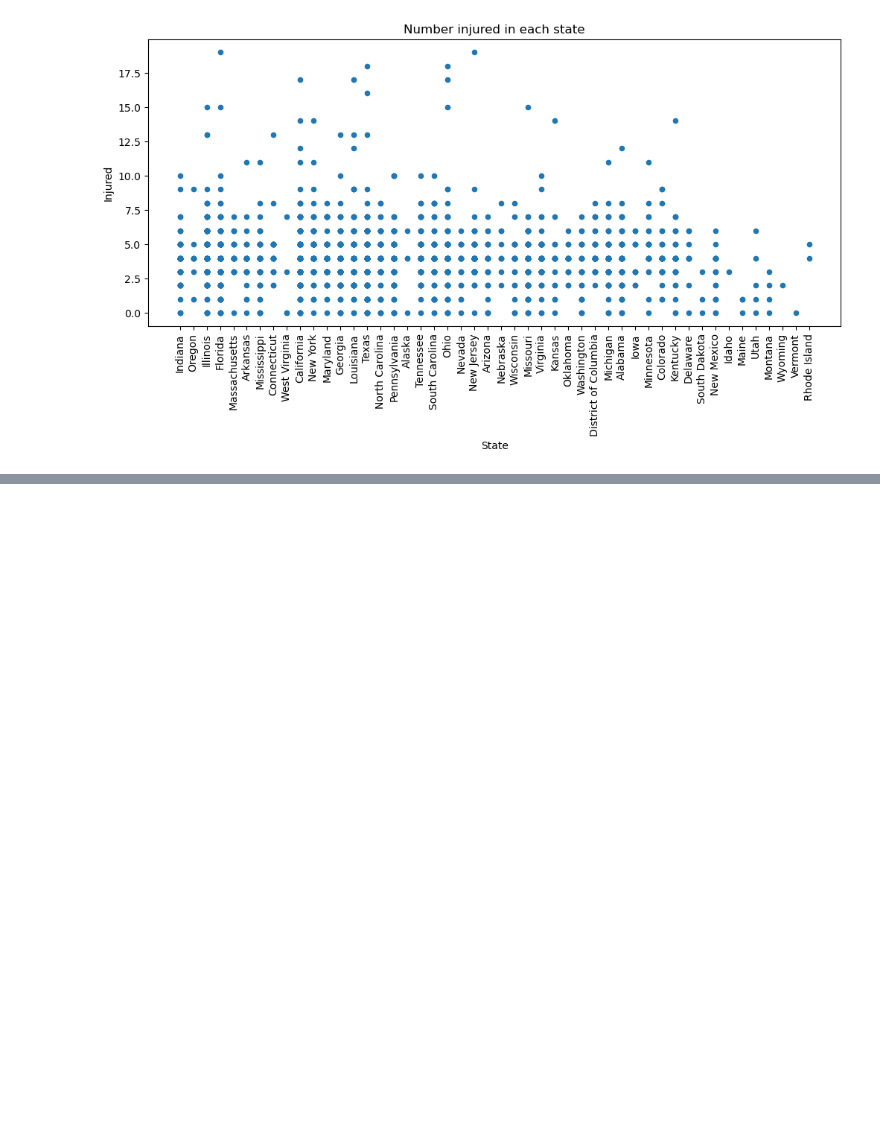
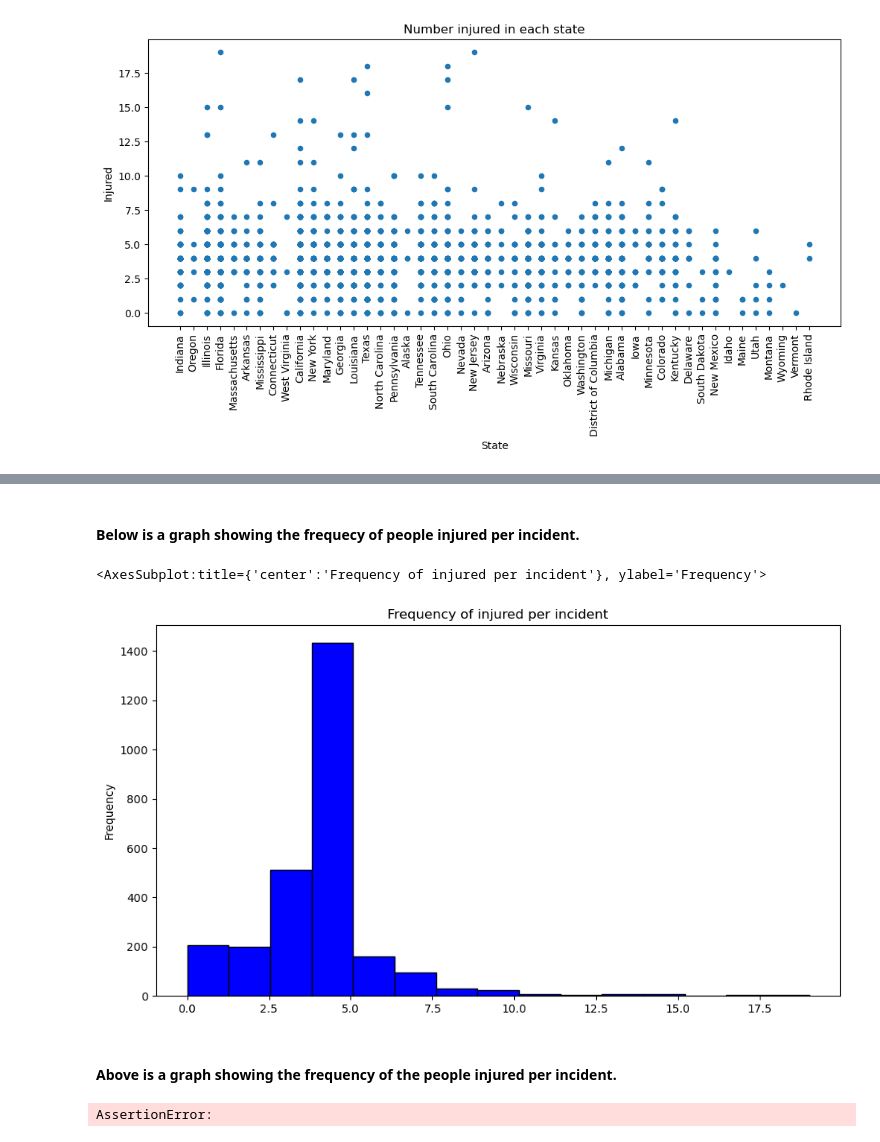
Before and after one commit to ubco-W2022T1-cosc301/project-group39, a Jupyter notebook: notebooks/analysis1.ipynb, the cells around one changed output, grey strips where cells are left out. Drawn from its saved outputs; the diff is of its cells as text; code cells hidden in the pictures; blank space fills up the shorter version.

```diff
--- a/notebooks/analysis1.ipynb
+++ b/notebooks/analysis1.ipynb
@@ -117,3 +112,19 @@ ImportError: attempted relative import with no known parent package
+# %% [markdown]
+#### Below is a graph showing the frequecy of people injured per incident.
+# %%
+df_cleaned['Injured'].plot(kind='hist', bins=15, figsize=(11,6), facecolor='blue',edgecolor='black',title = "Frequency of injured per incident")
+# %% [output]
+<AxesSubplot:title={'center':'Frequency of injured per incident'}, ylabel='Frequency'>
+[figure, added]
+# %% [markdown]
+#### Above is a graph showing the frequency of the people injured per incident.
+# %%
+from setuptools import setup, find_packages
+setup(name = 'notebooks', packages = find_packages())
+from notebooks import project_functions1
+print("Hello World!")
+# %% [output]
+AssertionError:
 # %% [markdown]
 ## Research question/interests
 
```
Also changed, not shown: parts of 7 cells of this notebook, 1 other file.
